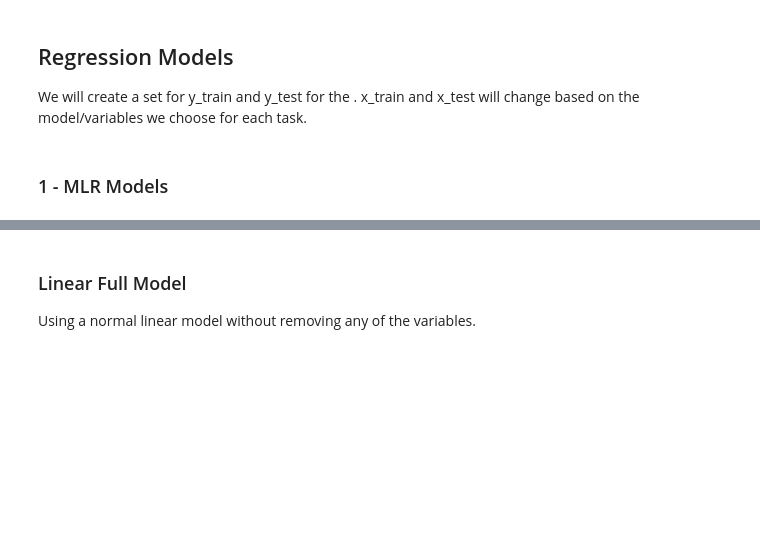
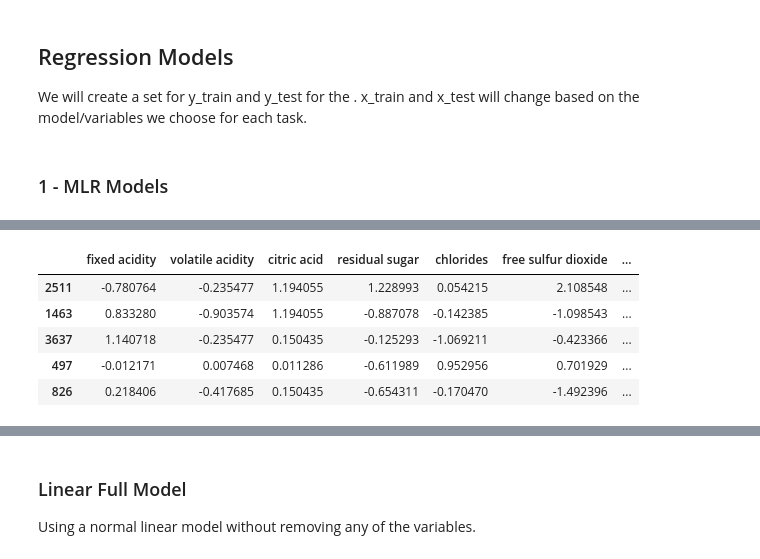
Before and after one commit to evandwh/ST554_Homework, a Jupyter notebook: Homework_8.ipynb, the cells around one changed output, grey strips where cells are left out. Cells and saved outputs as stored; diff of their text form; code cells hidden in the pictures; blank space fills up the shorter version.

```diff
--- a/Homework_8.ipynb
+++ b/Homework_8.ipynb
@@ -114,10 +114,10 @@ wine_data.head(-5)
 We are going to split up the data set into a training and test set. For this, we will use stratified sampling to
 make sure that you have a similar proportion of white and red wines in the training and test sets.
 # %%
-X = wine_data.drop(columns=["alcohol"])
-y = wine_data["alcohol"]
+X = wine_data.drop(columns=["alcohol","type"])
+y = wine_data[["alcohol", "type"]]
 
-X_train, X_test, y_train, y_test = train_test_split(X, y, test_size=0.2, random_state=42, stratify = wine_data['type'])
+X_train_temp, X_test, y_train, y_test = train_test_split(X, y, test_size=0.2, random_state=42, stratify = wine_data['type'])
 # %%
 print(X_train.head())
 # %% [output]
@@ -181,0 +173,8 @@ X_train_reg = X_train_reg.apply(lambda x: (x - np.mean(x)) / np.std(x), axis=0)
+# %%
+x_means = X_train_temp.mean(axis = 0)
+x_stds = X_train_temp.std(axis=0)
+
+#Standardizing
+X_train = (X_train_temp - x_means)/x_stds
+
+print(x_means)
@@ -181,0 +198,9 @@ X_train_reg = X_train_reg.apply(lambda x: (x - np.mean(x)) / np.std(x), axis=0)
+# %%
+X_train.head()
+# %% [output]
+|  | fixed acidity | volatile acidity | citric acid | residual sugar | chlorides | free sulfur dioxide | ... |
+| 2511 | -0.780764 | -0.235477 | 1.194055 | 1.228993 | 0.054215 | 2.108548 | ... |
+| 1463 | 0.833280 | -0.903574 | 1.194055 | -0.887078 | -0.142385 | -1.098543 | ... |
+| 3637 | 1.140718 | -0.235477 | 0.150435 | -0.125293 | -1.069211 | -0.423366 | ... |
+| 497 | -0.012171 | 0.007468 | 0.011286 | -0.611989 | 0.952956 | 0.701929 | ... |
+| 826 | 0.218406 | -0.417685 | 0.150435 | -0.654311 | -0.170470 | -1.492396 | ... |
```
Also changed, not shown: parts of 38 cells of this notebook.
